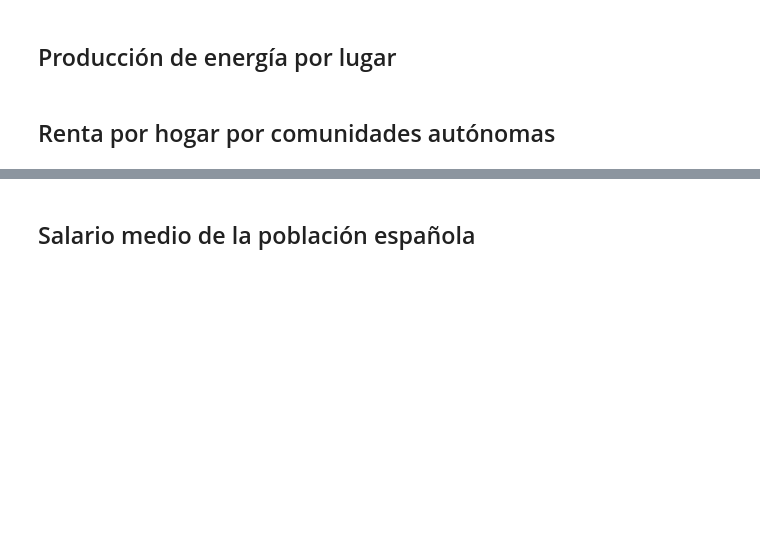
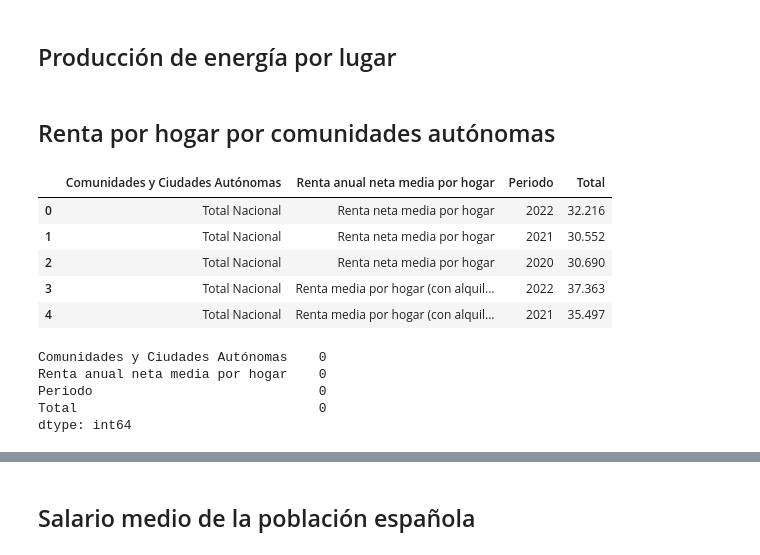
Before and after one commit to elena-17/DataMining-24-25, a Jupyter notebook: src/processing.ipynb, the cells around one changed output, grey strips where cells are left out. Saved outputs shown, nothing was run; the diff lists cells and outputs as text; code cells hidden in the pictures; blank space fills up the shorter version.

```diff
--- a/src/processing.ipynb
+++ b/src/processing.ipynb
@@ -110,3 +110,24 @@ memory usage: 34.1+ KB
 ## Producción de energía por lugar
 # %% [markdown]
 ## Renta por hogar por comunidades autónomas
+# %%
+# Leer el archivo CSV con un delimitador y manejo de errores por tildes
+renta_df = pd.read_csv(RAW_DATA_PATH+"Renta por hogar por comunidades autónomas.csv", sep = ";", encoding = "latin")
+
+renta_df.head()
+# %% [output]
+|  | Comunidades y Ciudades Autónomas | Renta anual neta media por hogar | Periodo | Total |
+| 0 | Total Nacional | Renta neta media por hogar | 2022 | 32.216 |
+| 1 | Total Nacional | Renta neta media por hogar | 2021 | 30.552 |
+| 2 | Total Nacional | Renta neta media por hogar | 2020 | 30.690 |
+| 3 | Total Nacional | Renta media por hogar (con alquil... | 2022 | 37.363 |
+| 4 | Total Nacional | Renta media por hogar (con alquil... | 2021 | 35.497 |
+# %%
+#Comprobar si hay valores nulos
+renta_df.isnull().sum()
+# %% [output]
+Comunidades y Ciudades Autónomas    0
+Renta anual neta media por hogar    0
+Periodo                             0
+Total                               0
+dtype: int64
```
Also changed, not shown: parts of 11 cells of this notebook.
